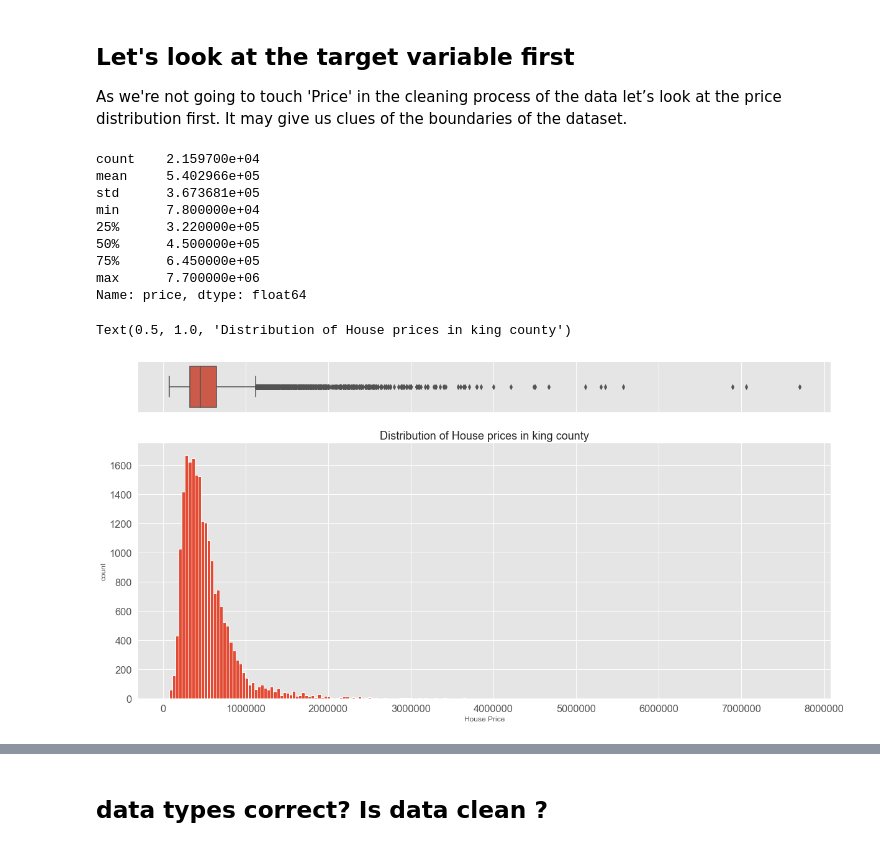
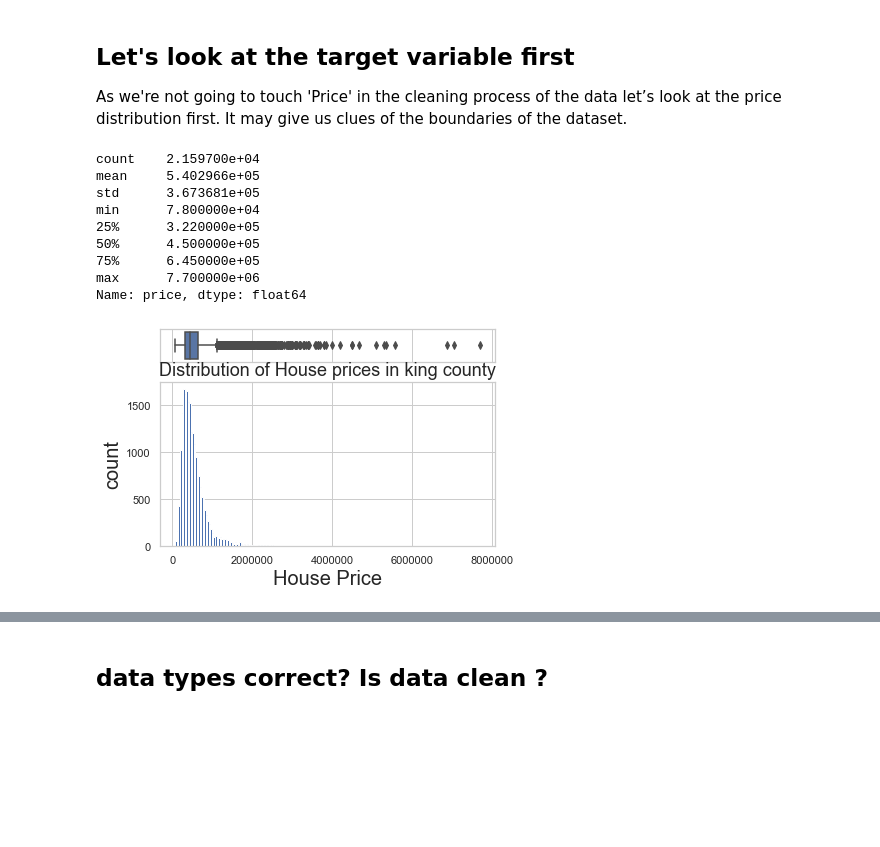
Before and after one commit to GitHub-ccd/Housing_price_regression_model_MOD_2, a Jupyter notebook: student.ipynb, the cells around one changed output, grey strips where cells are left out. Saved outputs shown, nothing was run; the diff lists cells and outputs as text; code cells hidden in the pictures; blank space fills up the shorter version.

```diff
--- a/student.ipynb
+++ b/student.ipynb
@@ -85,34 +76,41 @@ Research into KC dataset I was able to find the specific definitions of the feat
 ## Let's look at the target variable first
 
 As we're not going to touch 'Price' in the cleaning process of the data let’s look at the price distribution first. It may give us clues of the boundaries of the dataset.
+# %%
+# make temp data frame
+df_price = df[["price"]]
 # %%
-display(df.price.describe())
+display(df_price.price.describe())
 plt.style.use('ggplot')
+sns.set(style="whitegrid")
 # Let's create histogram-boxwhisker for price distrbution
 # cut the window in two parts
 f, (ax_box, ax_hist) = plt.subplots(2, sharex=True, gridspec_kw={"height_ratios": [1, 5]})
 # now let's add appropriate graphs respectively
 sns.boxplot(df['price'], ax=ax_box)
 sns.set(style='whitegrid', palette="deep", font_scale=1.5, rc={"figure.figsize":[20, 10]})
 sns.distplot(
-    df['price'], norm_hist=False, kde=False, bins=200, hist_kws={"alpha": 1}
-).set(xlabel='House Price', ylabel='count')
+    df_price['price'], norm_hist=False, kde=False, bins=200, hist_kws={"alpha": 1}
+)#.set(xlabel='House Price', ylabel='count')
+ax_hist.set_xlabel('House Price', fontsize=20)
+ax_hist.set_ylabel('count', fontsize=20)
 
 # now remove axis names from box plot and add a title
 ax_box.set(xlabel='')
 plt.title('Distribution of House prices in king county')
+plt.savefig('img/price_dist.png') # Save figure ./img
+plt.show()
 # %% [output]
 count    2.159700e+04
 mean     5.402966e+05
 std      3.673681e+05
 min      7.800000e+04
 25%      3.220000e+05
 50%      4.500000e+05
 75%      6.450000e+05
 max      7.700000e+06
 Name: price, dtype: float64
-Text(0.5, 1.0, 'Distribution of House prices in king county')
-[figure, old version]
+[figure, new version]
 # %%
 display(df[df.price > 2000000])
 print("percent of houses over 2 million = {:.2f}%".format((198/21597)*100))
```
Also changed, not shown: parts of 16 cells of this notebook, 32 other files.
